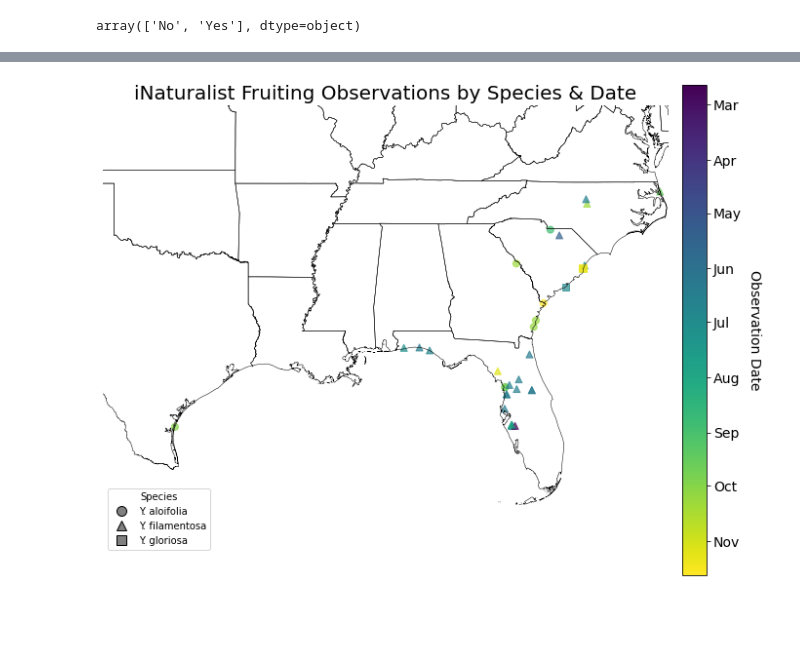
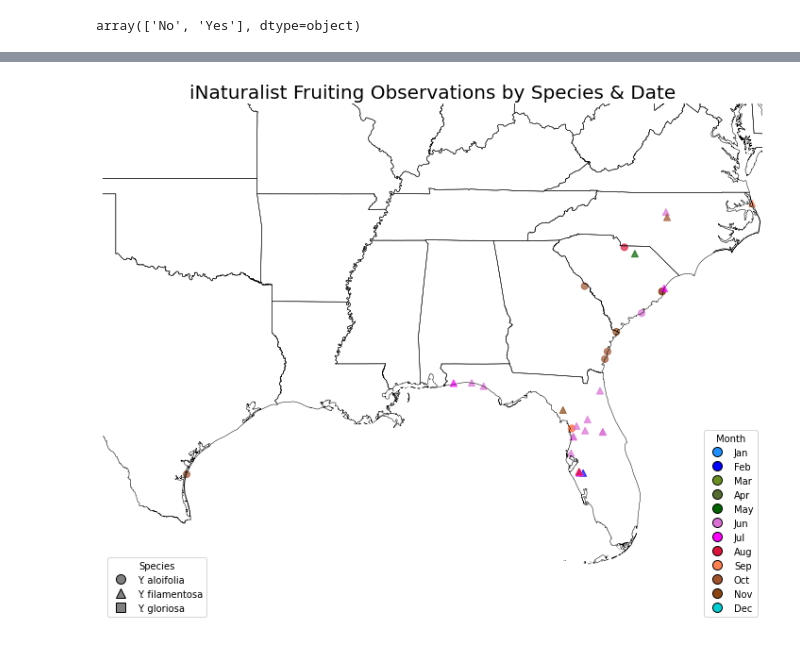
Before and after one commit to achpardo/yucca-genomics, a Jupyter notebook: map_phenology_allspecies.ipynb, the cells around one changed output, grey strips where cells are left out. Saved outputs shown, nothing was run; the diff lists cells and outputs as text; code cells hidden in the pictures; blank space fills up the shorter version.

```diff
--- a/map_phenology_allspecies.ipynb
+++ b/map_phenology_allspecies.ipynb
@@ -127,6 +191,9 @@ gdf["plot_date"] = pd.to_datetime({
-# %%
-# convert to matplotlib numeric dates
-gdf["plot_num"] = mdates.date2num(gdf["plot_date"])
+# %%
+gdf["Month"] = pd.Categorical(gdf["Month"],
+                             categories=["Jan","Feb","Mar","Apr","May","Jun","Jul","Aug","Sep","Oct","Nov","Dec"],
+                             ordered=True)
+# %%
+gdf = gdf.sort_values("Month",ignore_index=True)
 # %%
 # subset to flowering=Yes, fruit=Yes, and budding=Yes (separately)
 flower = gdf[gdf["Flowering"]=="Yes"]
@@ -191,4 +206,11 @@ marker_dict = {
     "Y. filamentosa": "^",
     "Y. gloriosa": "s"
 }
+# %%
+# create a custom discrete colormap: group by meterological season
+season_map = mcolors.ListedColormap(["dodgerblue","blue",
+                              "olivedrab","darkolivegreen","darkgreen",
+                              "orchid","magenta","crimson",
+                              "coral","sienna","saddlebrown",
+                              "darkturquoise"])
 # %%
@@ -288,9 +300,4 @@ plt.savefig("./inat_flowering_map.svg",dpi=300,bbox_inches="tight")
 # %%
-norm = mcolors.Normalize(
-    vmin=fruit["plot_num"].min(),
-    vmax=fruit["plot_num"].max()
-)
-
 fig, ax = plt.subplots(figsize=(10,10))
 
 states.boundary.plot(
@@ -301,82 +308,74 @@ states.boundary.plot(
 
 # plot each species separately
 for species, marker in marker_dict.items():
+    if species in fruit["Species"].unique():
 
-    sub = fruit[fruit["Species"] == species]
+        sub = fruit[fruit["Species"] == species]
 
-    sub.plot(
-        ax=ax,
-        column="plot_num",
-        cmap="viridis",
-        norm=norm,
-        marker=marker,
-        markersize=50,
-        alpha=0.7,
-        legend=False
-    )
-
-sm = plt.cm.ScalarMappable(
-    cmap="viridis",
-    norm=norm
-)
-
-cbar = fig.colorbar(sm, ax=ax, shrink=0.72, pad=0.02)
-cbar.ax.invert_yaxis()
-
-# monthly ticks in chronological order
-tick_dates = pd.date_range(
-    fruit["plot_date"].min().floor("D"),
-    fruit["plot_date"].max().ceil("D"),
-    freq="MS"
-)
-
-tick_locs = mdates.date2num(tick_dates)
-
-cbar.set_ticks(tick_locs)
-cbar.set_ticklabels(
-    [d.strftime("%b") for d in tick_dates],
-    fontsize=14
-)
-
-cbar.set_label(
-    "Observation Date",
-    rotation=270,
-    labelpad=20,
-    fontsize=14
-)
+        sub.plot(
+            ax=ax,
+            column="Month",
+            cmap=season_map,
+            marker=marker,
+            markersize=50,
+            alpha=0.7,
+            legend=False
+        )
 
 handles = [
     Line2D(
         [0], [0],
         marker=marker,
         linestyle="",
         markerfacecolor="gray",
         markeredgecolor="black",
         markersize=10,
         label=species
     )
     for species, marker in marker_dict.items()
 ]
 
-ax.legend(
+species_legend = ax.legend(
     handles=handles,
     title="Species",
     loc="lower left"
+)
+ax.add_artist(species_legend)
+
+cmap = plt.get_cmap(season_map)
+
+month_handles = [
+    Line2D(
+        [0], [0],
+        marker="o",
+        linestyle="",
+        markerfacecolor=cmap((m-1)/11),
+        markeredgecolor="black",
+        markersize=10,
+        label=calendar.month_abbr[m]
+    )
+    for m in range(1, 13)
+]
+
+ax.legend(
+    handles=month_handles,
+    title="Month",
+    loc="lower right"
 )
 
 xmin, ymin, xmax, ymax = flower.total_bounds
 
 ax.set_xlim(xmin - 3, xmax + 3)
 ax.set_ylim(ymin - 3, ymax + 3)
 
 ax.set_axis_off()
 
 plt.title("iNaturalist Fruiting Observations by Species & Date",fontsize=20)
 plt.tight_layout()
 
 plt.savefig("./inat_fruiting_map.png",dpi=300,bbox_inches="tight")
 plt.savefig("./inat_fruiting_map.pdf",dpi=300,bbox_inches="tight")
 plt.savefig("./inat_fruiting_map.svg",dpi=300,bbox_inches="tight")
 # %% [output]
-[figure, old version]
+[figure, new version]
 # %%
```
Also changed, not shown: parts of 32 cells of this notebook.
